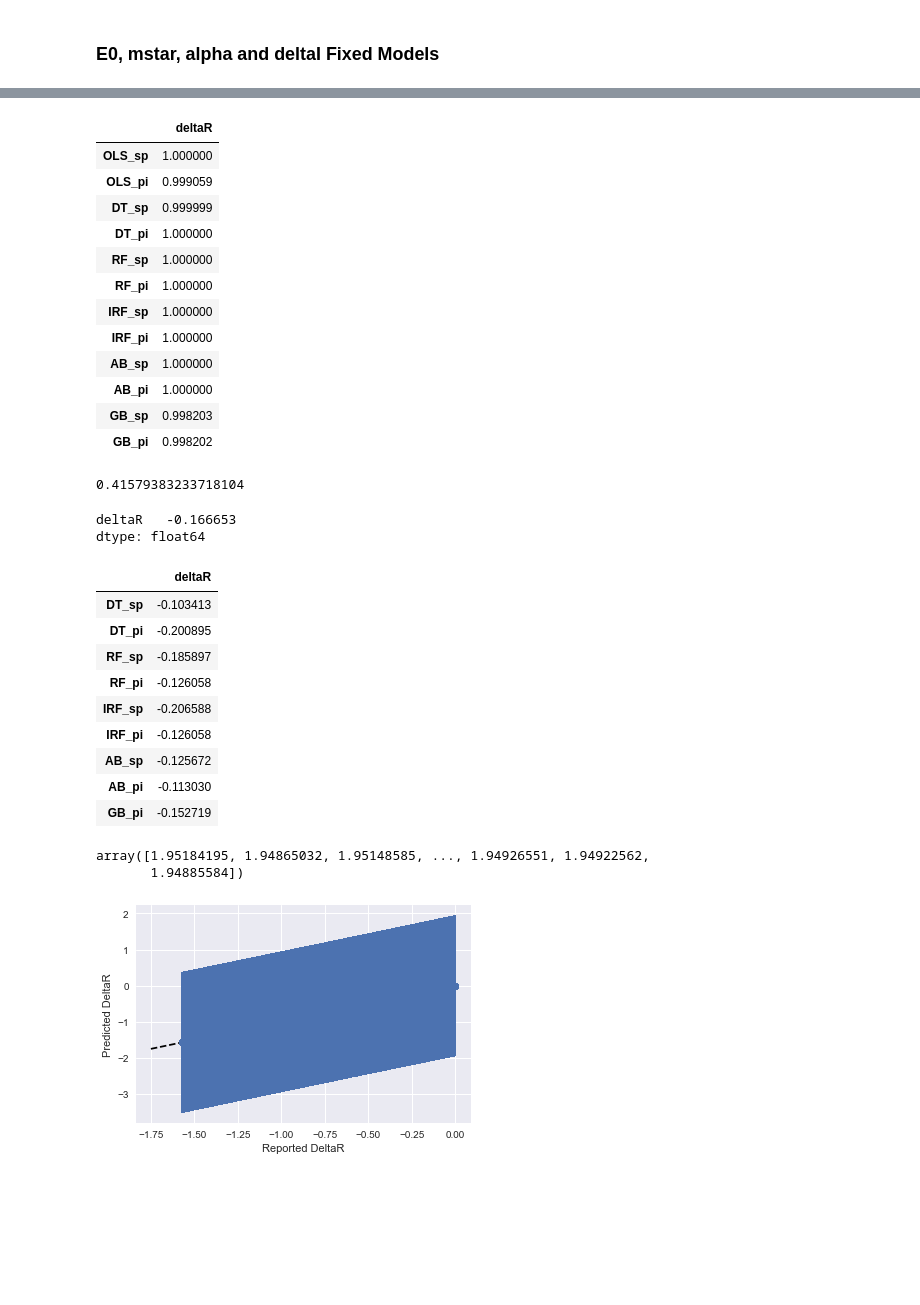
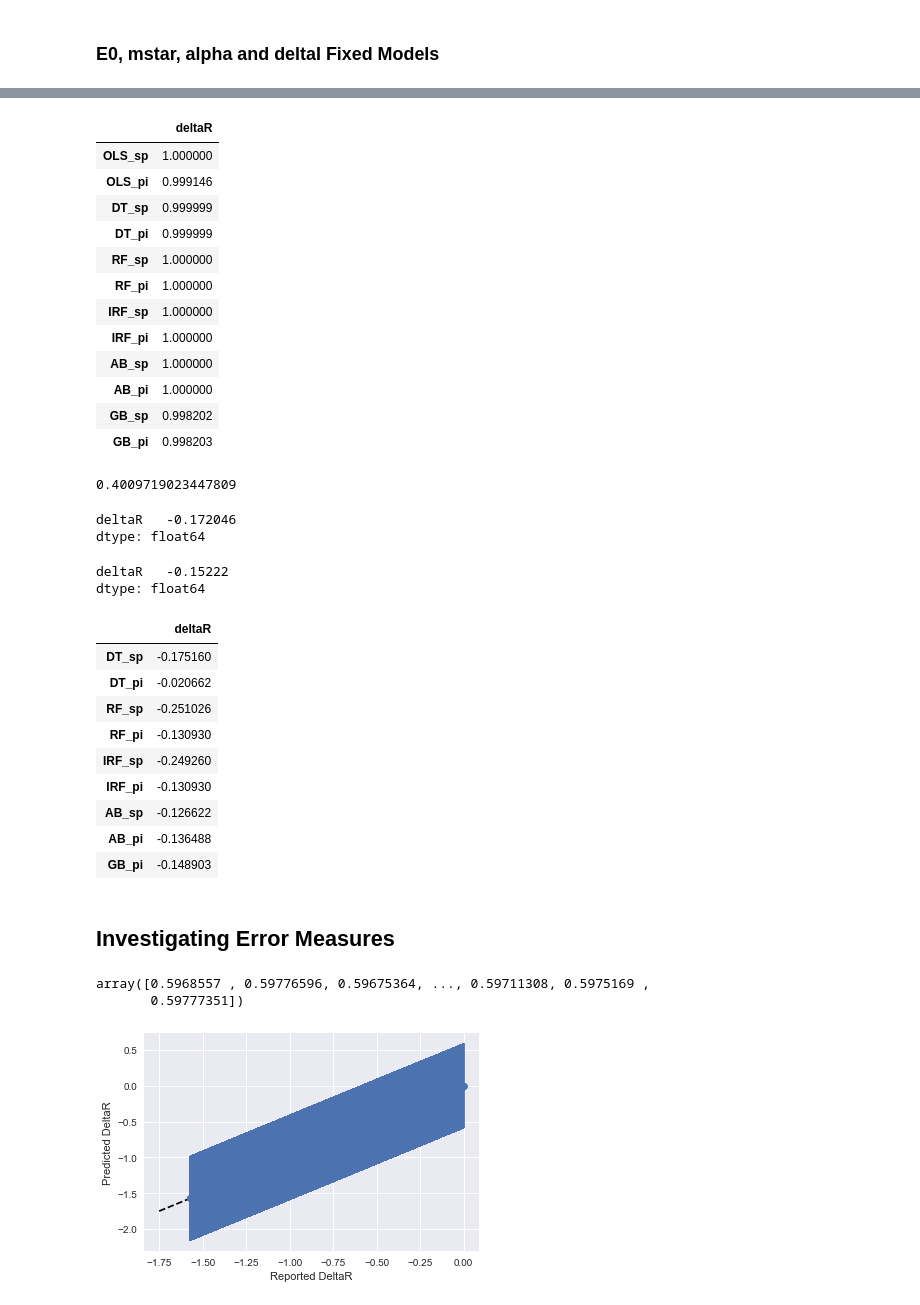
Before and after one commit to Lcollins91/DS_ResearchProject_ND, a Jupyter notebook: Hexagon_Spec_Models_v7_E0MstarADifixed_WithDispersion_BothKinds.ipynb, the cells around one changed output, grey strips where cells are left out. Cells and saved outputs as stored; diff of their text form; code cells hidden in the pictures; blank space fills up the shorter version.

Commit message:
Uniform delta R

```diff
--- a/Hexagon_Spec_Models_v7_E0MstarADifixed_WithDispersion_BothKinds.ipynb
+++ b/Hexagon_Spec_Models_v7_E0MstarADifixed_WithDispersion_BothKinds.ipynb
@@ -106,8 +106,15 @@ col_names2 = ['deltaI', 'deltaR', 'E_0', 'mstar', 'alpha']+ peak_names + locs_na
 
 col_names1 = ['deltaI', 'deltaR', 'E_0', 'mstar', 'alpha'] + energy_names
 
-data1 = pd.read_csv('Training_Data/Hexagon/HexagonTrainingData070518_v13_E0MaDifixed_specPoints.csv', header = None, names = col_names1)
-data2 = pd.read_csv('Training_Data/Hexagon/HexagonTrainingData070518_v13_E0MaDifixed_peakinfo.csv', header = None, names = col_names2)
+#Randomly distributed delta R values
+#data1 = pd.read_csv('Training_Data/Hexagon/HexagonTrainingData070518_v13_E0MaDifixed_specPoints.csv', header = None, names = col_names1)
+#data2 = pd.read_csv('Training_Data/Hexagon/HexagonTrainingData070518_v13_E0MaDifixed_peakinfo.csv', header = None, names = col_names2)
+
+#Evenly distributed delta R values
+data1 = pd.read_csv('Training_Data/Hexagon/HexagonTrainingData070518_v13a_E0MaDifixed_specPoints.csv', header = None, names = col_names1)
+data2 = pd.read_csv('Training_Data/Hexagon/HexagonTrainingData070518_v13a_E0MaDifixed_peakinfo.csv', header = None, names = col_names2)
+
+
 
 # Since E_0 is fixed don't include that
 
@@ -478,17 +485,17 @@ E0MaDi_Scores
 # %% [output]
 |  | deltaR |
 | OLS_sp | 1.000000 |
-| OLS_pi | 0.999059 |
+| OLS_pi | 0.999146 |
 | DT_sp | 0.999999 |
-| DT_pi | 1.000000 |
+| DT_pi | 0.999999 |
 | RF_sp | 1.000000 |
 | RF_pi | 1.000000 |
 | IRF_sp | 1.000000 |
 | IRF_pi | 1.000000 |
 | AB_sp | 1.000000 |
 | AB_pi | 1.000000 |
-| GB_sp | 0.998203 |
-| GB_pi | 0.998202 |
+| GB_sp | 0.998202 |
+| GB_pi | 0.998203 |
 # %%
 score_threshold = 0.98
 
@@ -496,41 +503,48 @@ avg_dr = E0MaDi_predictedPhases[E0MaDi_Scores > score_threshold]['deltaR'].mean(
 
 avg_dr
 # %% [output]
-0.41579383233718104
+0.4009719023447809
 # %%
 E0MaDi_predictedPhases.drop(['OLS_sp', 'OLS_pi'], axis = 0).mean()
 # %% [output]
-deltaR   -0.166653
+deltaR   -0.172046
 dtype: float64
+# %%
+E0MaDi_predictedPhases.drop(['OLS_sp', 'OLS_pi', 'GB_sp'], axis = 0).mean()
+# %% [output]
+deltaR   -0.15222
+dtype: float64
 # %%
-E0MaDi_predictedPhases.drop(['OLS_sp', 'OLS_pi', 'GB_sp'], axis = 0)
+E0MaDi_predictedPhases.drop(['OLS_sp', 'OLS_pi','GB_sp'], axis = 0)
 # %% [output]
 |  | deltaR |
-| DT_sp | -0.103413 |
-| DT_pi | -0.200895 |
-| RF_sp | -0.185897 |
-| RF_pi | -0.126058 |
-| IRF_sp | -0.206588 |
-| IRF_pi | -0.126058 |
-| AB_sp | -0.125672 |
-| AB_pi | -0.113030 |
-| GB_pi | -0.152719 |
+| DT_sp | -0.175160 |
+| DT_pi | -0.020662 |
+| RF_sp | -0.251026 |
+| RF_pi | -0.130930 |
+| IRF_sp | -0.249260 |
+| IRF_pi | -0.130930 |
+| AB_sp | -0.126622 |
+| AB_pi | -0.136488 |
+| GB_pi | -0.148903 |
+# %% [markdown]
+## Investigating Error Measures
 # %%
 
 import forestci as fci
 
-RF_error_pi = fci.random_forest_error(E0MaDi_model_RF2_dr_pi, X4_train,
-                                            X4_test)
+RF_error_sp = fci.random_forest_error(E0MaDi_model_RF2_dr_sp, X3_train,
+                                            X3_test)
 # %%
-np.sqrt(RF_error_pi)
+np.sqrt(RF_error_sp)
 # %% [output]
-array([1.95184195, 1.94865032, 1.95148585, ..., 1.94926551, 1.94922562,
-       1.94885584])
+array([0.5968557 , 0.59776596, 0.59675364, ..., 0.59711308, 0.5975169 ,
+       0.59777351])
 # %%
-plt.errorbar(Y4_test['deltaR'], E0MaDi_predictions_RF2_dr_pi, yerr=np.sqrt(RF_error_pi), fmt='o')
+plt.errorbar(Y3_test['deltaR'], E0MaDi_predictions_RF2_dr_sp, yerr=np.sqrt(RF_error_sp), fmt='o')
 plt.plot([-1.75,0], [-1.75,0], 'k--')
 plt.xlabel('Reported DeltaR')
 plt.ylabel('Predicted DeltaR')
 plt.show()
 # %% [output]
-[figure, old version]
+[figure, new version]
```
Also changed, not shown: parts of 7 cells of this notebook, 3 other files.
